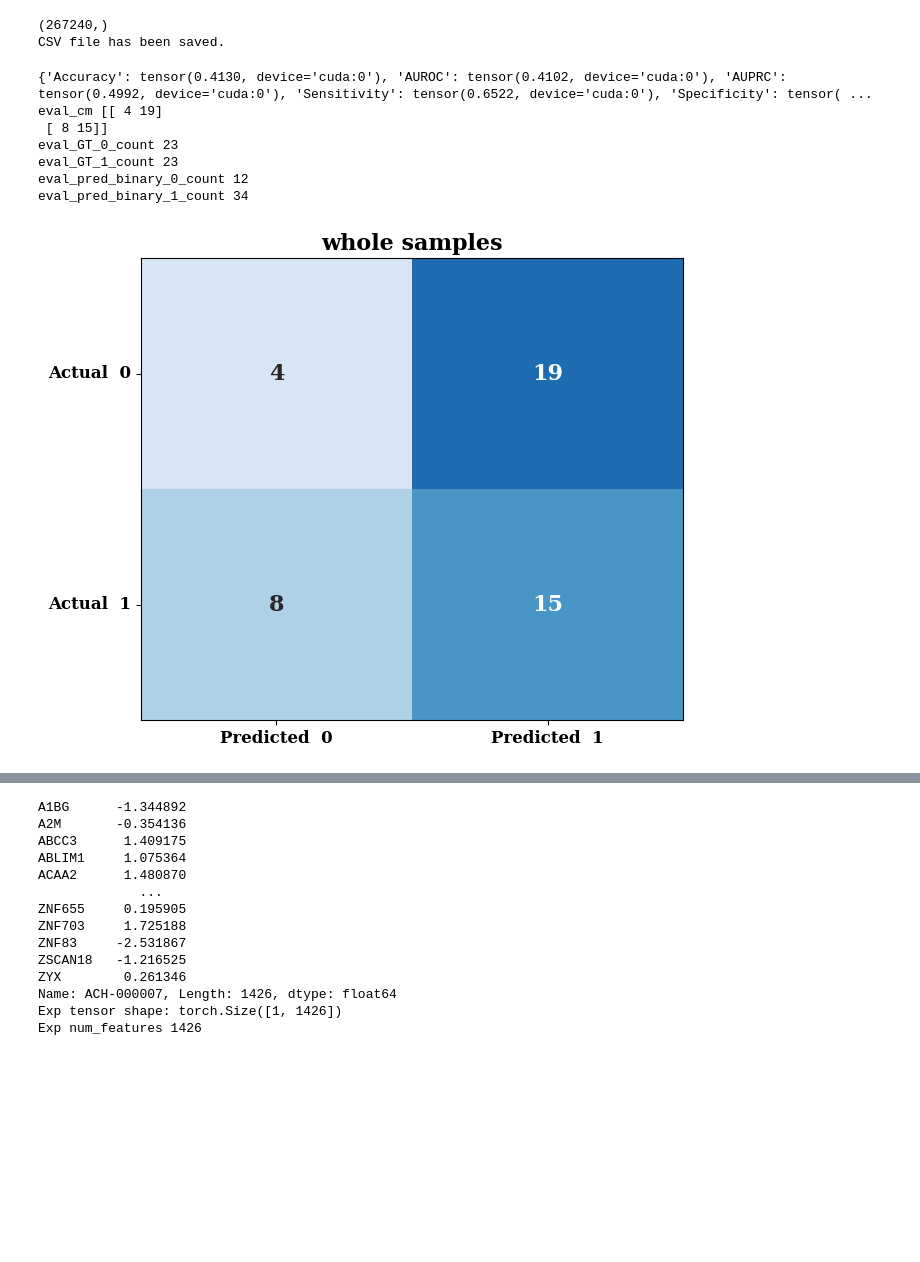
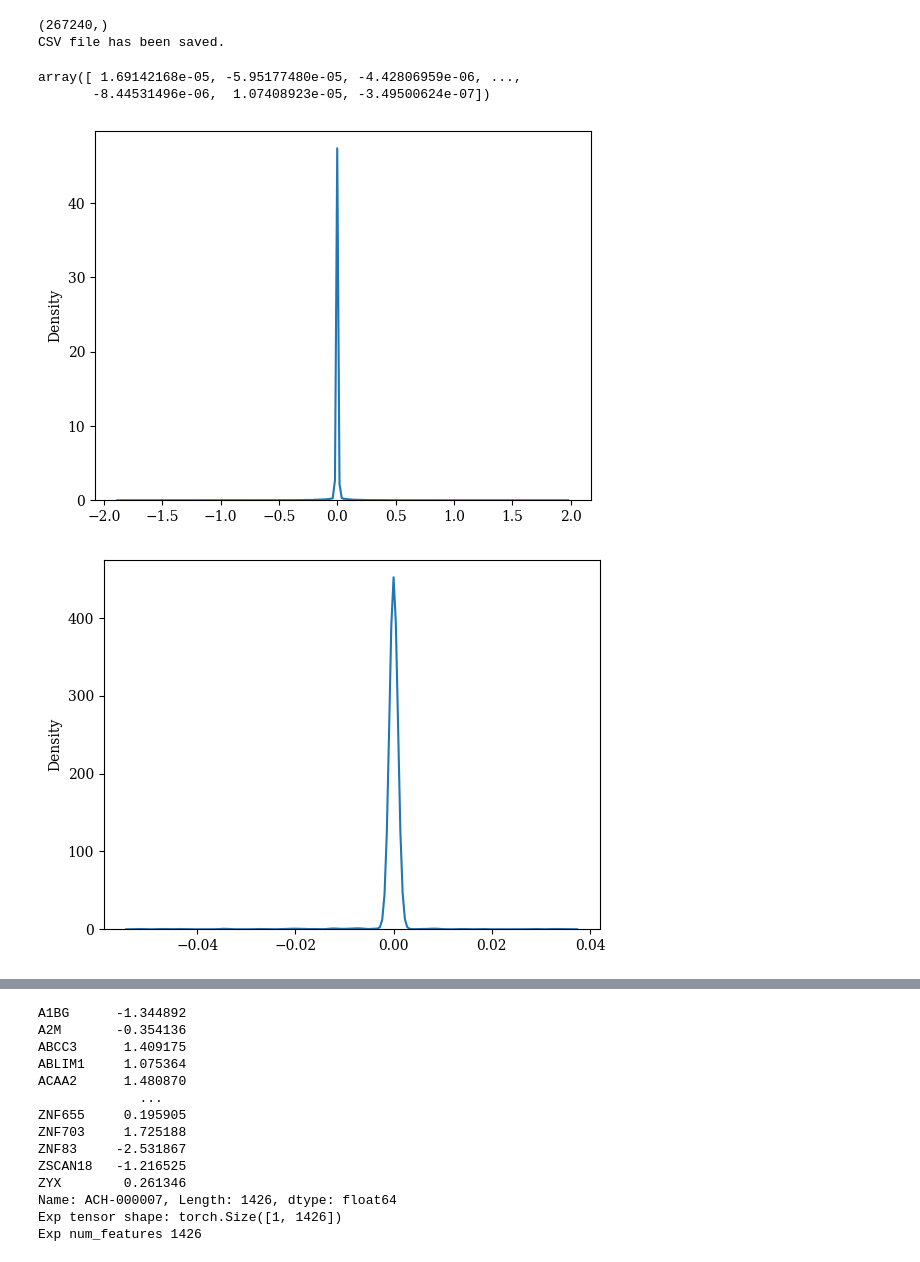
Before and after one commit to chiu-kai/ESPF_OMICS, a Jupyter notebook: GDSC_inference.ipynb, the cells around one changed output, grey strips where cells are left out. Drawn from its saved outputs; the diff is of its cells as text; code cells hidden in the pictures; blank space fills up the shorter version.

```diff
--- a/GDSC_inference.ipynb
+++ b/GDSC_inference.ipynb
@@ -40,7 +48,7 @@ from utils.Custom_Activation_Function import ScaledSigmoid, ReLU_clamp
 from utils.Metrics import MetricsCalculator_nntorch
 
 test = False #False, True: batch_size = 3, num_epoch = 2, full dataset
-drug_df_path= "../data/DAPL/share/GDSC_drug_merge_pubchem_dropNA.csv"
+drug_df_path= "../data/DAPL/share/GDSC_drug_merge_pubchem_dropNA_MACCS.csv"
 AUC_df_path_numerical = "../data/DAPL/share/gdsc1+2_ccle_AUC_sorted.csv" # gdsc1+2_ccle_z-score　gdsc1+2_ccle_AUC
 AUC_df_path = "../data/DAPL/share/gdsc1+2_ccle_AUC_sorted_binary(median).csv"
 
@@ -57,7 +65,7 @@ omics_encode_dim_dict ={'Mut':[128,32],'Exp':[128,32], # Dr.Chiu:exp[500,200,50]
                         'CN':[100,50,30], 'Eff':[100,50,30], 'Dep':[100,50,30], 'Met':[100,50,30]}
 
 TCGA_pretrain_weight_path_dict = {'Mut': "",
-                                  'Exp': "./results/Encoder_tcga_exp_128_32_best_loss_0.21862202.pt",
+                                  'Exp': "./results/Encoder_tcga_exp_128_32_best_loss_0.2182988.pt",
                                   # Add more omics types and paths as needed
                                 }
 seed = 42
@@ -65,13 +73,17 @@ seed = 42
 model_name = "Omics_DCSA_Model" # Omics_DrugESPF_Model  Omics_DCSA_Model
 AUCtransform = None #"-log2"
 splitType= 'byCCL' # byCCL byDrug
-kfoldCV = 2
+kfoldCV = 5
 include_omics = ['Exp']
+deconfound_EXPembedding = True # False True
+if deconfound_EXPembedding is True:
+    DA_Folder = "VAE"
+    omics_files['Exp'] = f"../data/DAPL/share/pretrain/{DA_Folder}/ccle_latent_results.pkl" #
 max_drug_len=50 # 不夠補零補到50 / 超過取前50個subwords(index) !!!!須改方法!!!!
 drug_embedding_feature_size = 128
 ESPF = True # False True
-Drug_SelfAttention = True
-n_layer=3
+Drug_SelfAttention = False
+n_layer=1
 pos_emb_type = 'sinusoidal' # 'learned' 'sinusoidal'
 #需再修改-----------
 
@@ -101,13 +113,13 @@ batch_size = 500
 num_epoch = 200 # for k fold CV
 patience = 20
 warmup_iters = 60
-Decrease_percent = 0.9
+Decrease_percent = 1
 continuous = True
-learning_rate=1e-04
+learning_rate=1e-06
 
 criterion = Custom_LossFunction(loss_type="MAE", loss_lambda=1.0, regular_type=None, regular_lambda=1e-06) #nn.MSELoss()#
 if criterion.loss_type == "BCE":
-    metrics_type_set = ["Accuracy","AUROC", "AUPRC", "Precision", "Recall", "F1"]
+    metrics_type_set = ["Accuracy","AUROC", "AUPRC", "Sensitivity","Specificity", "Precision", "F1"]
 else:
     metrics_type_set = ["MSE", "R^2"] #"MSE","MAE"  None
 metrics_calculator = MetricsCalculator_nntorch(types = metrics_type_set)
@@ -125,10 +137,14 @@ drug_encode_dims [7064, 700, 70, 1]
 dense_layer_dim None
 # %%
 # 檢查exp和AUC的samples是否一致
-exp_df = pd.read_csv(omics_files["Exp"], sep=',', index_col=0)
+if deconfound_EXPembedding is True:
+    with open(omics_files['Exp'], 'rb') as f:
+        latent_dict = pickle.load(f)
+        exp_df = pd.DataFrame(latent_dict).T
+else:
+    exp_df = pd.read_csv(omics_files["Exp"], sep=',', index_col=0)
 AUC_df_numerical = pd.read_csv(AUC_df_path_numerical, sep=',', index_col=0)
-print(f"exp_df samples: {len(exp_df.index)}")
-print(f"AUC_df_numerical samples: {len(AUC_df_numerical.index)}")
+print(f"exp_df samples: {len(exp_df.index)} , AUC_df_numerical samples: {len(AUC_df_numerical.index)}")
 matched_samples = sorted(set(AUC_df_numerical.index) & set(exp_df.index))
 print(f"matched samples: {len(matched_samples)}")
 # %% [output]
@@ -320,6 +360,7 @@ print("CSV file has been saved.")
 CSV file has been saved.
 # %%
 if criterion.loss_type == "BCE":
+    print("mean_batch_eval_lossWOpenalty",mean_batch_eval_lossWOpenalty)
     eval_metrics= metrics_calculator(torch.cat(eval_targets), torch.cat(eval_outputs),median_value)
     print(eval_metrics)
     (eval_cm , eval_GT_0_count, eval_GT_1_count,
@@ -331,12 +372,24 @@ if criterion.loss_type == "BCE":
     print("eval_pred_binary_1_count",eval_pred_binary_1_count)
     cm_datas = [(eval_cm, 'whole', 'Blues')]
     Confusion_Matrix_plot(cm_datas,hyperparameter_folder_path=None)
-# %% [output]
-{'Accuracy': tensor(0.4130, device='cuda:0'), 'AUROC': tensor(0.4102, device='cuda:0'), 'AUPRC': tensor(0.4992, device='cuda:0'), 'Sensitivity': tensor(0.6522, device='cuda:0'), 'Specificity': tensor( ...
-eval_cm [[ 4 19]
- [ 8 15]]
-eval_GT_0_count 23
-eval_GT_1_count 23
-eval_pred_binary_0_count 12
-eval_pred_binary_1_count 34
-[figure, removed]
+# %%
+with open(f"../data/DAPL/share/pretrain/{DA_Folder}/TCGA/sorafenib_latent_results.pkl", 'rb') as f:
+    latent_dict = pickle.load(f)
+    TCGAexp_df = pd.DataFrame(latent_dict).T
+# %%
+with open(f"../data/DAPL/share/pretrain/{DA_Folder}/ccle_latent_results.pkl", 'rb') as f:
+    latent_dict = pickle.load(f)
+    CCLEexp_df = pd.DataFrame(latent_dict).T
+# %%
+np.concatenate(CCLEexp_df.values)
+# %% [output]
+array([ 1.69142168e-05, -5.95177480e-05, -4.42806959e-06, ...,
+       -8.44531496e-06,  1.07408923e-05, -3.49500624e-07])
+# %%
+sns.kdeplot(np.concatenate(CCLEexp_df.values).tolist())
+plt.show()
+sns.kdeplot(np.concatenate(TCGAexp_df.values).tolist())
+plt.show()
+# %% [output]
+[figure, added]
+[figure, added]
```
Also changed, not shown: parts of 29 cells of this notebook, 7 other files.
